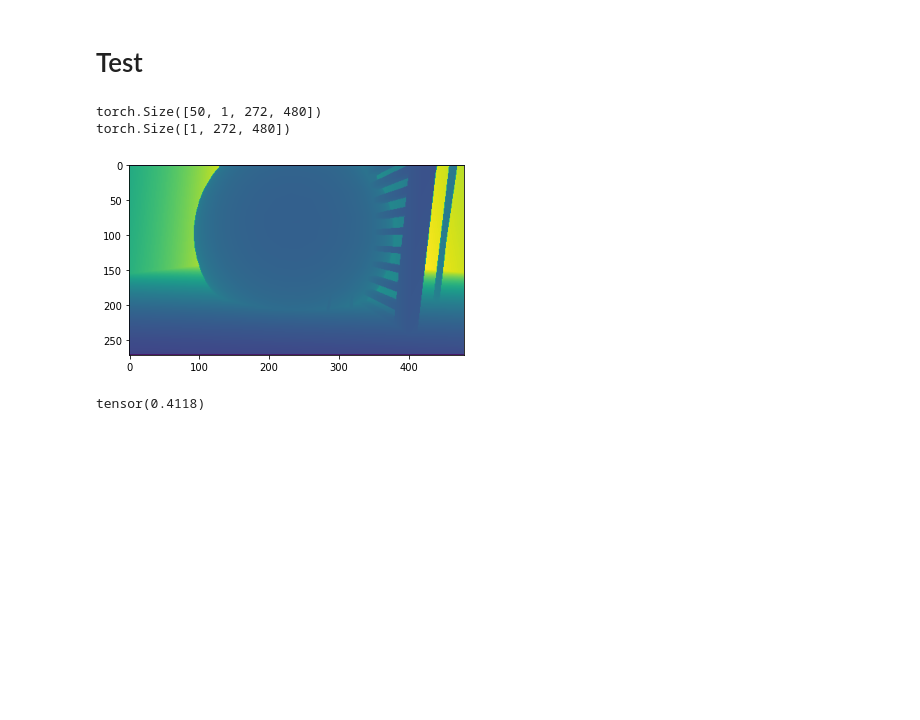
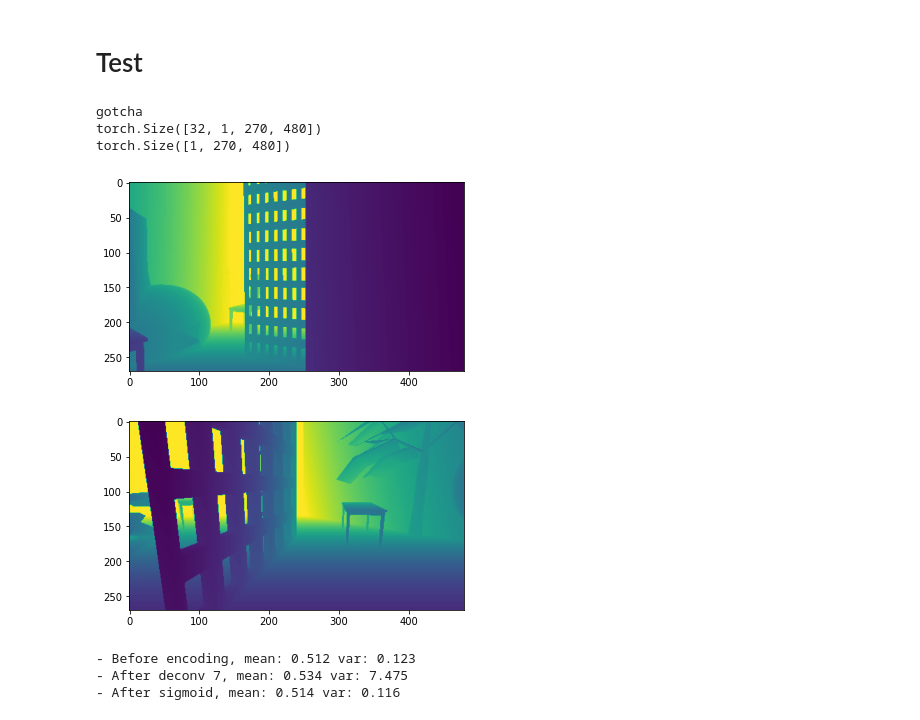
Before and after one commit to patricknitschke/Pytorch, a Jupyter notebook: VAE/di_dataset_test.ipynb, the cells around one changed output. Cells and saved outputs as stored; diff of their text form; code cells hidden in the pictures; blank space fills up the shorter version.

```diff
--- a/VAE/di_dataset_test.ipynb
+++ b/VAE/di_dataset_test.ipynb
@@ -22,3 +0,0 @@ from tfrecord.torch.dataset import TFRecordDataset
-# %%
-# hyperparams
-batch_size = 50
@@ -25,5 +14,5 @@ batch_size = 50
 # %% [markdown]
 # Depth Image Dataset
 # %%
-load_path = "../../../rl_data/saves_1"
+load_path = "../../../rl_data/tfrecord"
 # %%
@@ -60,3 +111,3 @@ class DepthImageDataset(Dataset):
 # %%
-data = DepthImageDataset()
+dataset = DepthImageDataset(load_path)
 # %% [output]
@@ -64,4 +126,5 @@ Loading from ../../../rl_data/saves_1
 # %% [markdown]
 # Dataloader
 # %%
-data_loader = DataLoader(dataset=data, batch_size=batch_size, shuffle=False, num_workers=0)
+data_loader = torch.utils.data.DataLoader(dataset, batch_size=1, collate_fn=collate_batch)
+image, *_ = next(iter(loader))
@@ -73,24 +438,32 @@ len(data), len(data_loader)
 # Test
 # %%
 dataiter = iter(data_loader)
-images = dataiter.next()
+images, *_ = dataiter.next()
 print(images.shape)
 
-image = images[2]
+image = images[1]
+image2 = images[2]
 print(image.shape)
 
 
 def imshow(img):
     npimg = img.numpy()
     plt.imshow(np.transpose(npimg, (1, 2, 0)))
     plt.show()
 
 imshow(image)
+imshow(image2)
 # %% [output]
-torch.Size([50, 1, 272, 480])
-torch.Size([1, 272, 480])
+gotcha
+torch.Size([32, 1, 270, 480])
+torch.Size([1, 270, 480])
-[figure, old version]
+[figure, new version]
+[figure, added]
-# %%
-images.mean()
-# %% [output]
-tensor(0.4118)
+# %%
+vae_model.eval()
+with torch.no_grad():
+    img_recon, means, logvar, z = vae_model(image)
+# %% [output]
+- Before encoding, mean: 0.512 var: 0.123
+- After deconv 7, mean: 0.534 var: 7.475
+- After sigmoid, mean: 0.514 var: 0.116
```
Also changed, not shown: parts of 14 cells of this notebook, 2 other files.
